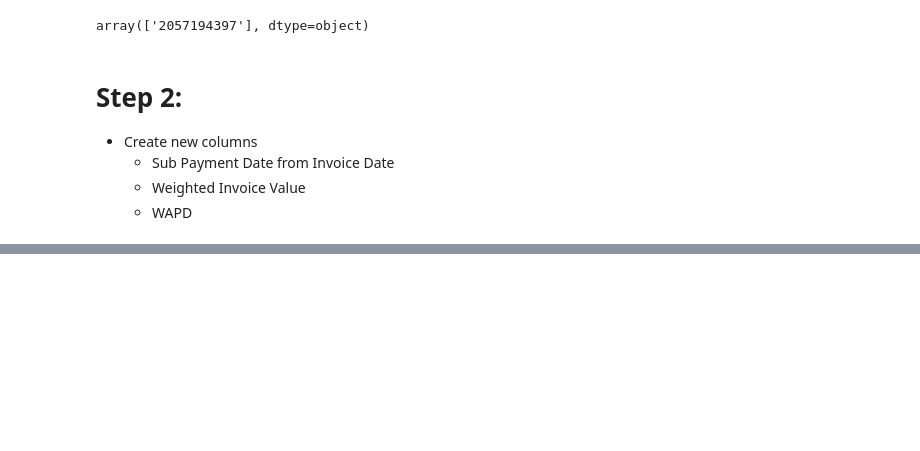
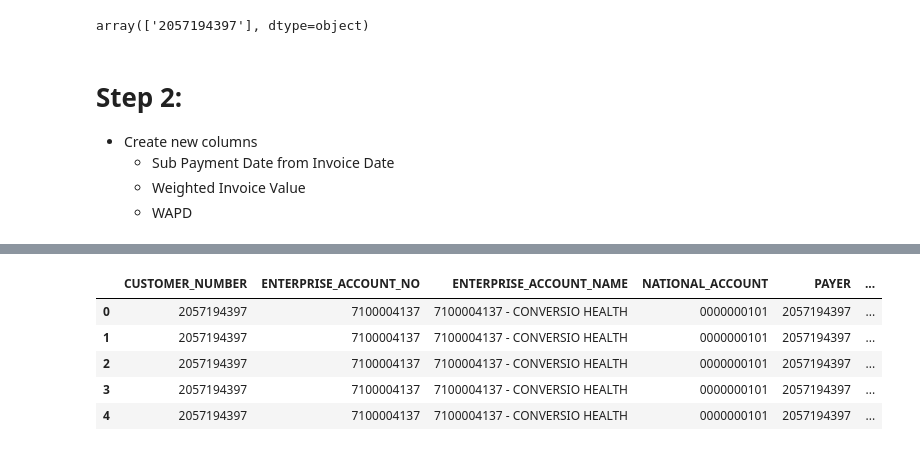
Before and after one commit to cah-madison-johnson/treasure_chest, a Jupyter notebook: WADTP/WAPD_SQL.ipynb, the cells around one changed output, grey strips where cells are left out. Cells and saved outputs as stored; diff of their text form; code cells hidden in the pictures; blank space fills up the shorter version.

```diff
--- a/WADTP/WAPD_SQL.ipynb
+++ b/WADTP/WAPD_SQL.ipynb
@@ -283,0 +304,9 @@ Job ID: 2968bbca-ca77-46c4-acde-3c1d3fa84f00
+# %%
+df_customer_sub_weight_90_WAPD.head()
+# %% [output]
+|  | CUSTOMER_NUMBER | ENTERPRISE_ACCOUNT_NO | ENTERPRISE_ACCOUNT_NAME | NATIONAL_ACCOUNT | PAYER | ... |
+| 0 | 2057194397 | 7100004137 | 7100004137 - CONVERSIO HEALTH | 0000000101 | 2057194397 | ... |
+| 1 | 2057194397 | 7100004137 | 7100004137 - CONVERSIO HEALTH | 0000000101 | 2057194397 | ... |
+| 2 | 2057194397 | 7100004137 | 7100004137 - CONVERSIO HEALTH | 0000000101 | 2057194397 | ... |
+| 3 | 2057194397 | 7100004137 | 7100004137 - CONVERSIO HEALTH | 0000000101 | 2057194397 | ... |
+| 4 | 2057194397 | 7100004137 | 7100004137 - CONVERSIO HEALTH | 0000000101 | 2057194397 | ... |
```
Also changed, not shown: parts of 2 cells of this notebook.
